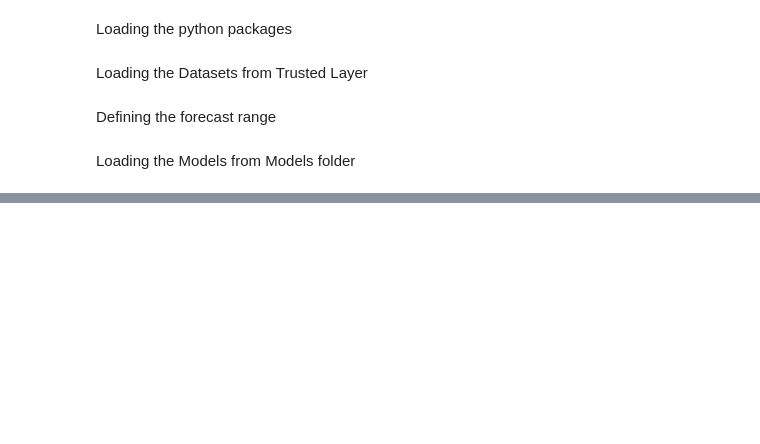
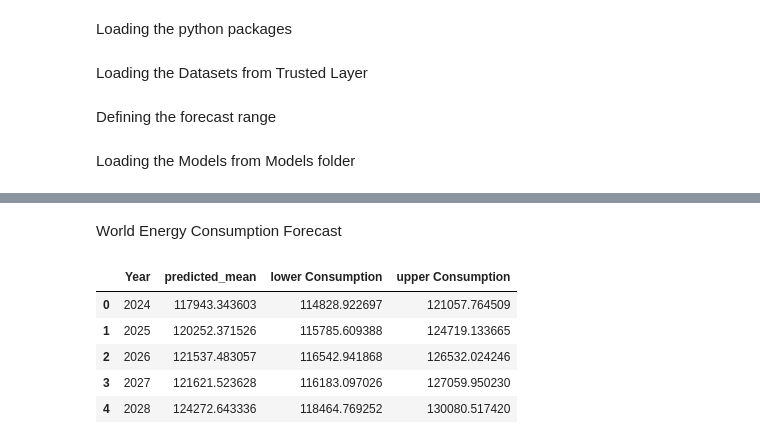
Before and after one commit to gustavos-andrade/crypto_ai_energy_consumption, a Jupyter notebook: forecast.ipynb, the cells around one changed output, grey strips where cells are left out. Drawn from its saved outputs; the diff is of its cells as text; code cells hidden in the pictures; blank space fills up the shorter version.

```diff
--- a/forecast.ipynb
+++ b/forecast.ipynb
@@ -56,3 +77,15 @@ Name: predicted_mean, dtype: float64
+# %% [markdown]
+World Energy Consumption Forecast
+# %%
+forecast_w = pd.concat([years_predict, predictions_w.predicted_mean.reset_index(drop='True'), predictions_w.conf_int().reset_index(drop='True')], axis=1)
+forecast_w.head()
+# %% [output]
+|  | Year | predicted_mean | lower Consumption | upper Consumption |
+| 0 | 2024 | 117943.343603 | 114828.922697 | 121057.764509 |
+| 1 | 2025 | 120252.371526 | 115785.609388 | 124719.133665 |
+| 2 | 2026 | 121537.483057 | 116542.941868 | 126532.024246 |
+| 3 | 2027 | 121621.523628 | 116183.097026 | 127059.950230 |
+| 4 | 2028 | 124272.643336 | 118464.769252 | 130080.517420 |
 # %%
 # Create Plotly figure
 fig = go.Figure()
```
Also changed, not shown: parts of 7 cells of this notebook, 2 other files.
